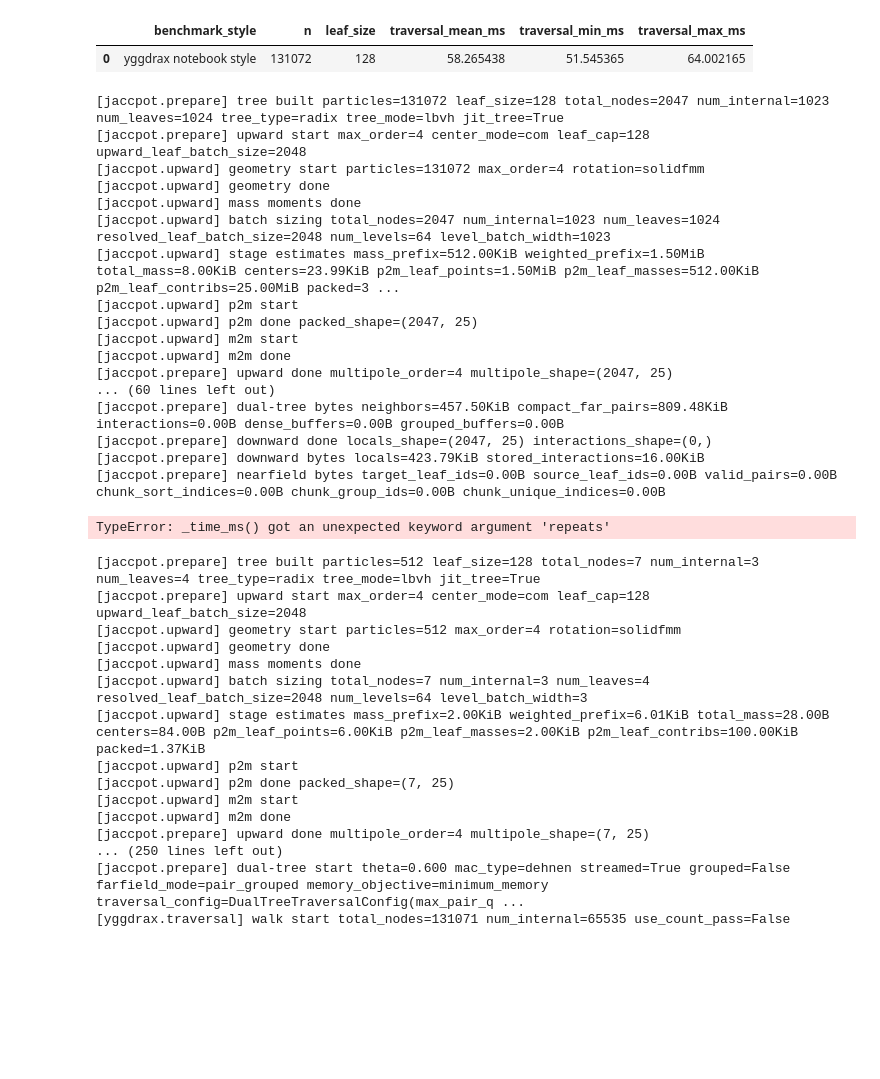
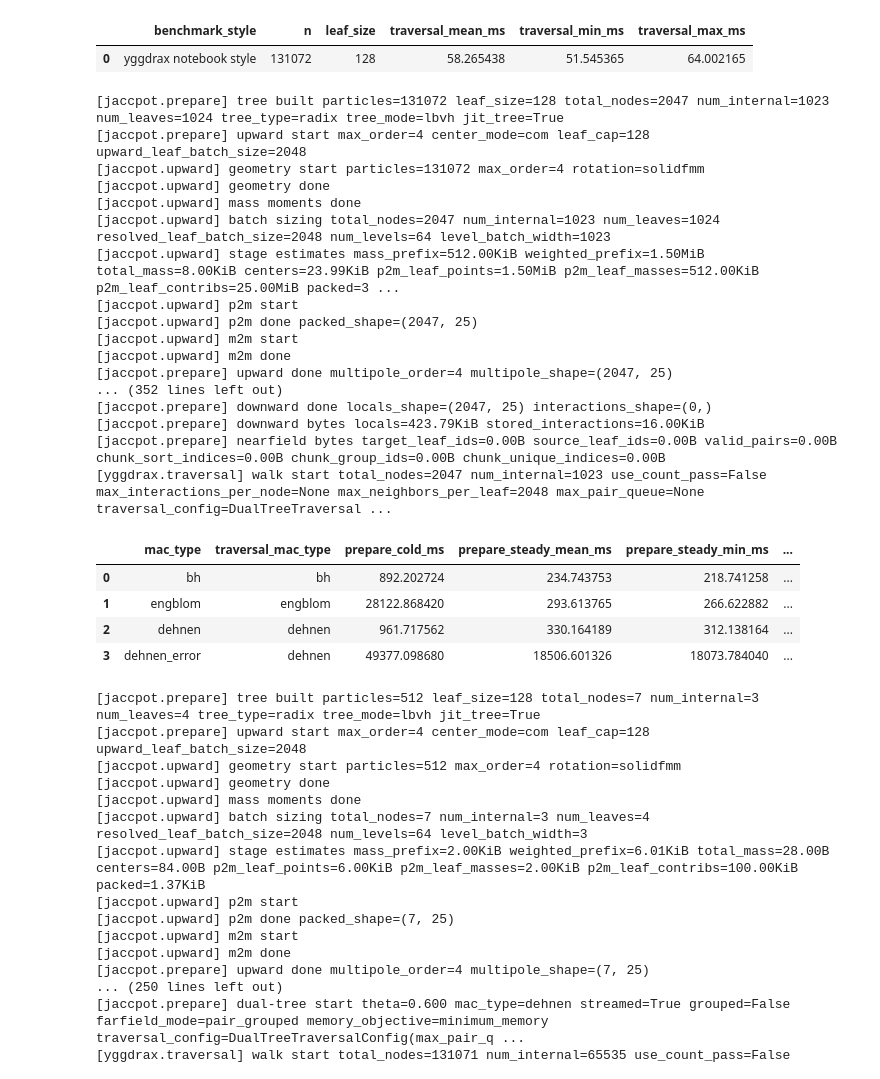
Before and after one commit to TobiBu/jaccpot, a Jupyter notebook: examples/benchmark_runtime_accuracy_copy.ipynb, the cells around one changed output. Cells and saved outputs as stored; diff of their text form; code cells hidden in the pictures; blank space fills up the shorter version.

```diff
--- a/examples/benchmark_runtime_accuracy_copy.ipynb
+++ b/examples/benchmark_runtime_accuracy_copy.ipynb
@@ -1307,12 +1307,66 @@ fair_trav_df
 | 0 | yggdrax notebook style | 131072 | 128 | 58.265438 | 51.545365 | 64.002165 |
 # %%
 # MAC runtime comparison on the same diagnostic radix setup
+from yggdrax import build_tree, compute_tree_geometry
+from yggdrax.interactions import DualTreeTraversalConfig, build_interactions_and_neighbors
+import numpy as np
+mac_trav_cfg = getattr(
+    getattr(getattr(diag_fmm, "advanced", None), "runtime", None),
+    "traversal_config",
+    None,
+)
+if mac_trav_cfg is None:
+    mac_trav_cfg = DualTreeTraversalConfig(
+        max_pair_queue=262144,
+        process_block=256,
+        max_interactions_per_node=8192,
+        max_neighbors_per_leaf=4096,
+    )
+
 mac_compare_specs = [
     dict(label="bh", mac_type="bh"),
     dict(label="dehnen", mac_type="dehnen"),
     dict(label="engblom", mac_type="engblom"),
     dict(label="dehnen_error", mac_type="dehnen_error"),
 ]
+
+def _mac_sync_any(x):
+    try:
+        jax.tree_util.tree_map(
+            lambda y: y.block_until_ready() if hasattr(y, "block_until_ready") else y,
+            x,
+        )
+    except Exception:
+        pass
+
+
+def _mac_time_ms(fn, repeats=3, warmup=1):
+    for _ in range(int(warmup)):
+        _mac_sync_any(fn())
+    vals = []
+    for _ in range(int(repeats)):
+        t0 = time.perf_counter()
+        out = fn()
+        _mac_sync_any(out)
+        vals.append((time.perf_counter() - t0) * 1e3)
+    arr = np.asarray(vals, dtype=np.float64)
+    return float(np.mean(arr)), float(np.min(arr)), float(np.max(arr))
+
+mac_tree_build_fn = jax.jit(
+    lambda p, m: build_tree(
+        p,
+        m,
+        leaf_size=int(runtime_leaf_size),
+        return_reordered=True,
+    )
+)
+mac_geom_fn = jax.jit(lambda t, p: compute_tree_geometry(t, p))
+
+mac_tree_payload = mac_tree_build_fn(diag_positions, diag_masses)
+_mac_sync_any(mac_tree_payload)
+mac_tree_obj, mac_pos_sorted, _mac_masses_sorted, _mac_inv = mac_tree_payload
+mac_geom_obj = mac_geom_fn(mac_tree_obj, mac_pos_sorted)
+_mac_sync_any(mac_geom_obj)
 
 mac_compare_rows = []
 for spec in mac_compare_specs:
@@ -1339,17 +1393,17 @@ for spec in mac_compare_specs:
             g,
             theta=float(diag_theta),
             mac_type=str(traversal_mac_type),
-            traversal_config=trav_cfg,
+            traversal_config=mac_trav_cfg,
             dehnen_radius_scale=float(diag_dehnen_radius_scale),
             return_result=False,
         )
     )
 
     def _trav_only_mac():
-        return trav_fn_mac(tree_obj, geom_obj)
+        return trav_fn_mac(mac_tree_obj, mac_geom_obj)
 
     prepare_stats = _time_cold_steady(_prepare_mac_once, runs=diag_runs)
-    trav_mean, trav_min, trav_max = _time_ms(_trav_only_mac, repeats=diag_runs, warmup=1)
+    trav_mean, trav_min, trav_max = _mac_time_ms(_trav_only_mac, repeats=diag_runs, warmup=1)
 
     mac_compare_rows.append(
         {
@@ -1360,36 +1414,40 @@ for spec in mac_compare_specs:
             "prepare_steady_min_ms": prepare_stats["steady_min_ms"],
             "prepare_steady_max_ms": prepare_stats["steady_max_ms"],
             "yggdrax_traversal_mean_ms": trav_mean,
             "yggdrax_traversal_min_ms": trav_min,
             "yggdrax_traversal_max_ms": trav_max,
         }
     )
 
 mac_compare_df = (
     pd.DataFrame(mac_compare_rows)
     .sort_values("prepare_steady_mean_ms")
     .reset_index(drop=True)
 )
 mac_compare_df
 # %% [output]
 [jaccpot.prepare] tree built particles=131072 leaf_size=128 total_nodes=2047 num_internal=1023 num_leaves=1024 tree_type=radix tree_mode=lbvh jit_tree=True
 [jaccpot.prepare] upward start max_order=4 center_mode=com leaf_cap=128 upward_leaf_batch_size=2048
 [jaccpot.upward] geometry start particles=131072 max_order=4 rotation=solidfmm
 [jaccpot.upward] geometry done
 [jaccpot.upward] mass moments done
 [jaccpot.upward] batch sizing total_nodes=2047 num_internal=1023 num_leaves=1024 resolved_leaf_batch_size=2048 num_levels=64 level_batch_width=1023
 [jaccpot.upward] stage estimates mass_prefix=512.00KiB weighted_prefix=1.50MiB total_mass=8.00KiB centers=23.99KiB p2m_leaf_points=1.50MiB p2m_leaf_masses=512.00KiB p2m_leaf_contribs=25.00MiB packed=3 ...
 [jaccpot.upward] p2m start
 [jaccpot.upward] p2m done packed_shape=(2047, 25)
 [jaccpot.upward] m2m start
 [jaccpot.upward] m2m done
 [jaccpot.prepare] upward done multipole_order=4 multipole_shape=(2047, 25)
-... (60 lines left out)
-[jaccpot.prepare] dual-tree bytes neighbors=457.50KiB compact_far_pairs=809.48KiB interactions=0.00B dense_buffers=0.00B grouped_buffers=0.00B
+... (352 lines left out)
 [jaccpot.prepare] downward done locals_shape=(2047, 25) interactions_shape=(0,)
 [jaccpot.prepare] downward bytes locals=423.79KiB stored_interactions=16.00KiB
 [jaccpot.prepare] nearfield bytes target_leaf_ids=0.00B source_leaf_ids=0.00B valid_pairs=0.00B chunk_sort_indices=0.00B chunk_group_ids=0.00B chunk_unique_indices=0.00B
+[yggdrax.traversal] walk start total_nodes=2047 num_internal=1023 use_count_pass=False max_interactions_per_node=None max_neighbors_per_leaf=2048 max_pair_queue=None traversal_config=DualTreeTraversal ...
-TypeError: _time_ms() got an unexpected keyword argument 'repeats'
+|  | mac_type | traversal_mac_type | prepare_cold_ms | prepare_steady_mean_ms | prepare_steady_min_ms | ... |
+| 0 | bh | bh | 892.202724 | 234.743753 | 218.741258 | ... |
+| 1 | engblom | engblom | 28122.868420 | 293.613765 | 266.622882 | ... |
+| 2 | dehnen | dehnen | 961.717562 | 330.164189 | 312.138164 | ... |
+| 3 | dehnen_error | dehnen | 49377.098680 | 18506.601326 | 18073.784040 | ... |
 # %%
 runtime_prepared_df = sweep_prepared_eval_runtimes(
     runtime_particle_counts,
```
